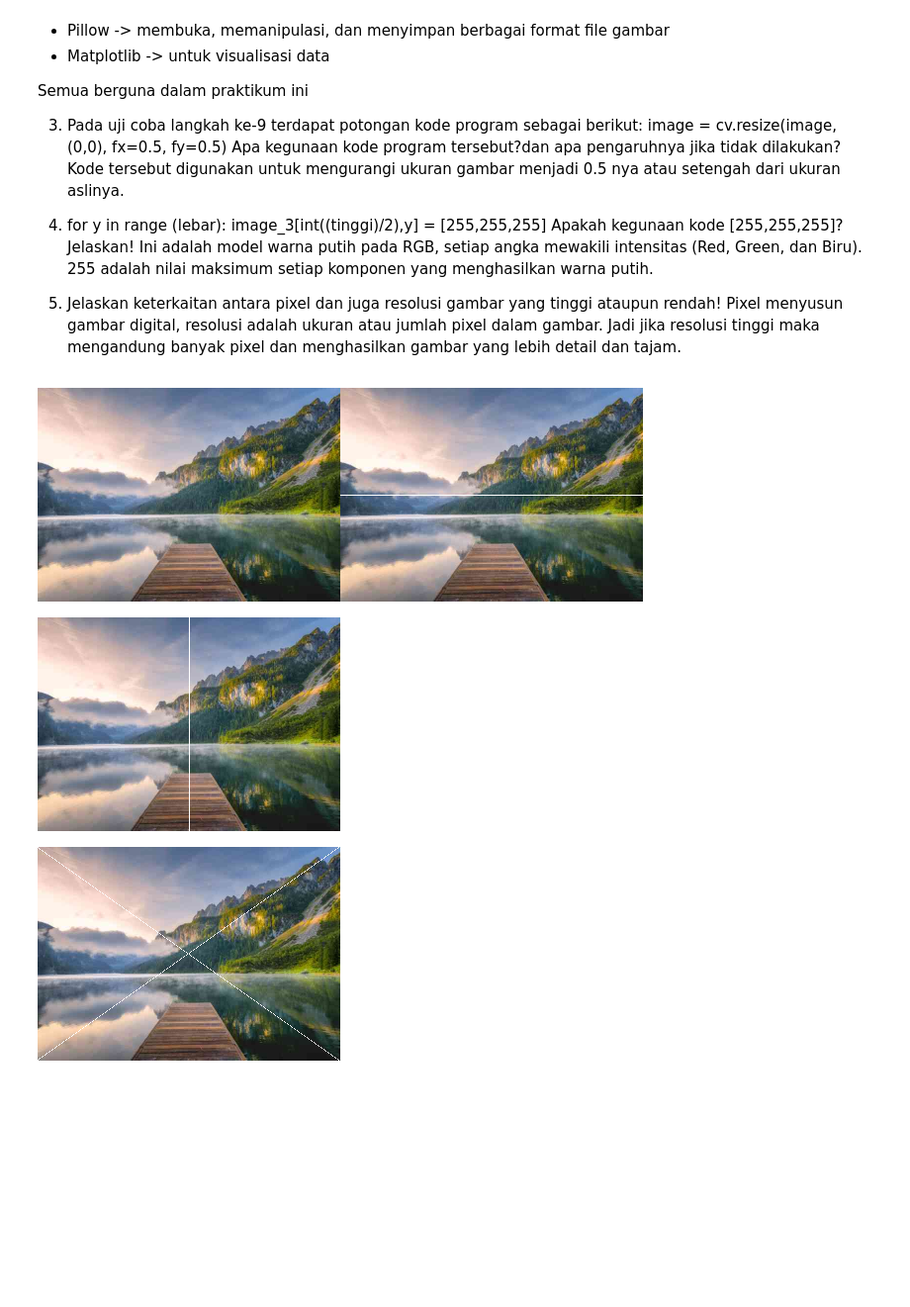
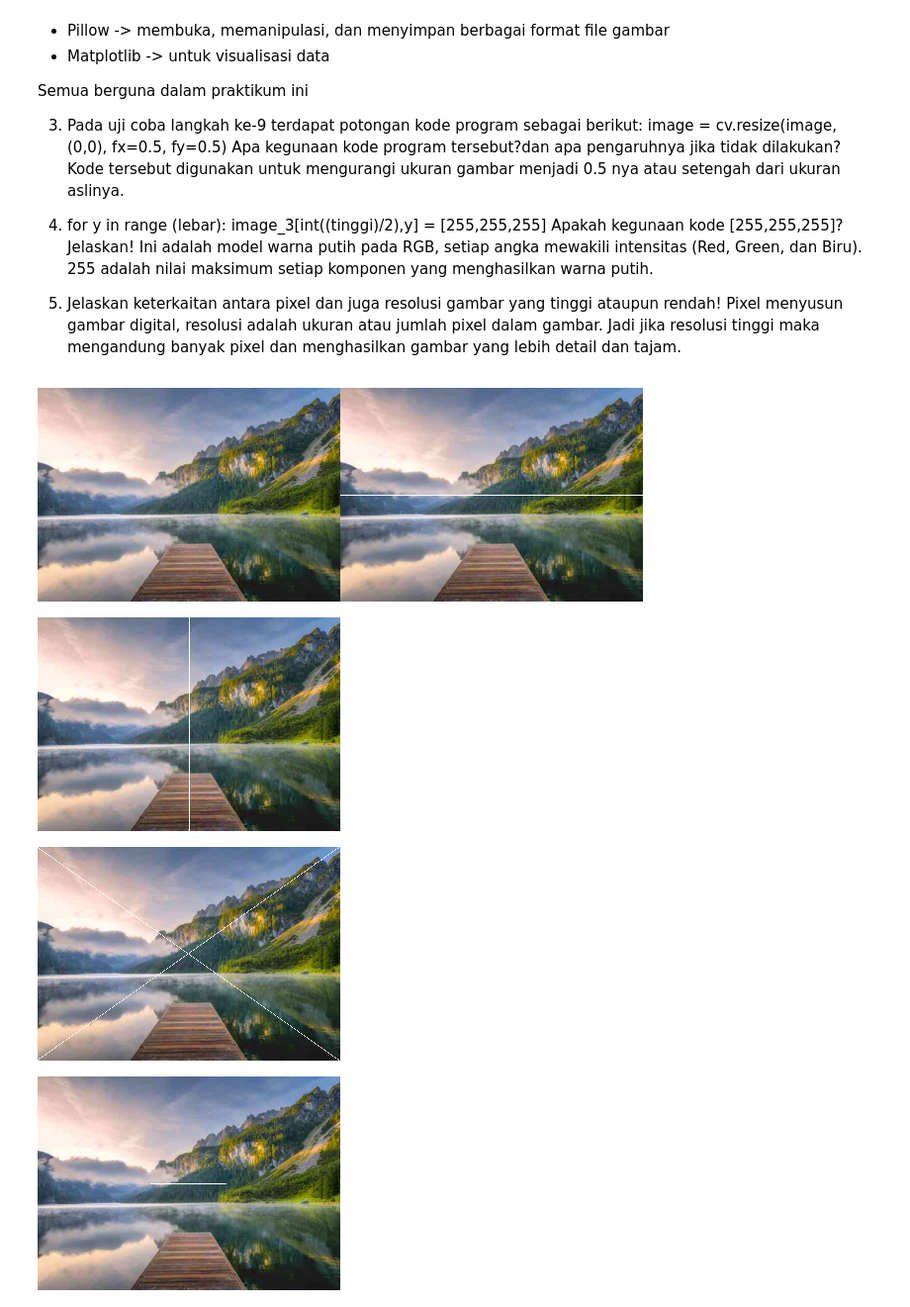
Before and after one commit to hunn99/PCVK_Ganjil_2024, a Jupyter notebook: Week1.ipynb, the cells around one changed output. Shown at 99% size. Saved outputs shown, nothing was run; the diff lists cells and outputs as text; code cells hidden in the pictures; blank space fills up the shorter version.

Commit message:
Tugas garis ditengah dengan panjang tertentu

```diff
--- a/Week1.ipynb
+++ b/Week1.ipynb
@@ -68,31 +68,45 @@ Pixel menyusun gambar digital, resolusi adalah ukuran atau jumlah pixel dalam ga
 image_2 = cv.cvtColor(image, cv.COLOR_BGR2RGB)
 image_3 = cv.cvtColor(image, cv.COLOR_BGR2RGB)
 
 #Membuat garis horizontal ditengah image
 for y in range (lebar):
   image_3[int((tinggi)/2),y] = [255,255,255]
   # image_2[int((tinggi)/2),y] = [255,255,255]
 final_frame = cv.hconcat((image_2, image_3))
 cv2_imshow(final_frame)
 
 image_4 = cv.cvtColor(image, cv.COLOR_BGR2RGB)
 #Buat garis vertikal
 for y in range (tinggi):
   image_4[y, int((lebar)/2)] = [255,255,255]
 cv2_imshow(image_4)
 
 image_5 = cv.cvtColor(image, cv.COLOR_BGR2RGB)
-# #Buat garis diagonal
+#Buat garis diagonal
 for y in range(tinggi):
   x = int(lebar/tinggi*y)
   image_5[y, x] = [255,255,255]
 
 for y in range(tinggi):
   x = int((lebar/tinggi)*(tinggi-y-1))
   image_5[y, x] = [255,255,255]
 
 cv2_imshow(image_5)
+
+image_6 = cv.cvtColor(image, cv.COLOR_BGR2RGB)
+#Buat garis horizontal di tengah dengan panjang tertentu
+garis_tengah = tinggi/2
+panjang_garis = lebar/4
+
+titik_awal = (lebar - panjang_garis)/2
+titik_akhir = titik_awal + panjang_garis
+
+for y in range(int(titik_awal), int(titik_akhir)):
+  image_6[int(garis_tengah), y] = [255,255,255]
+
+cv2_imshow(image_6)
 # %% [output]
 [figure]
 [figure]
 [figure]
+[figure, added]
```
